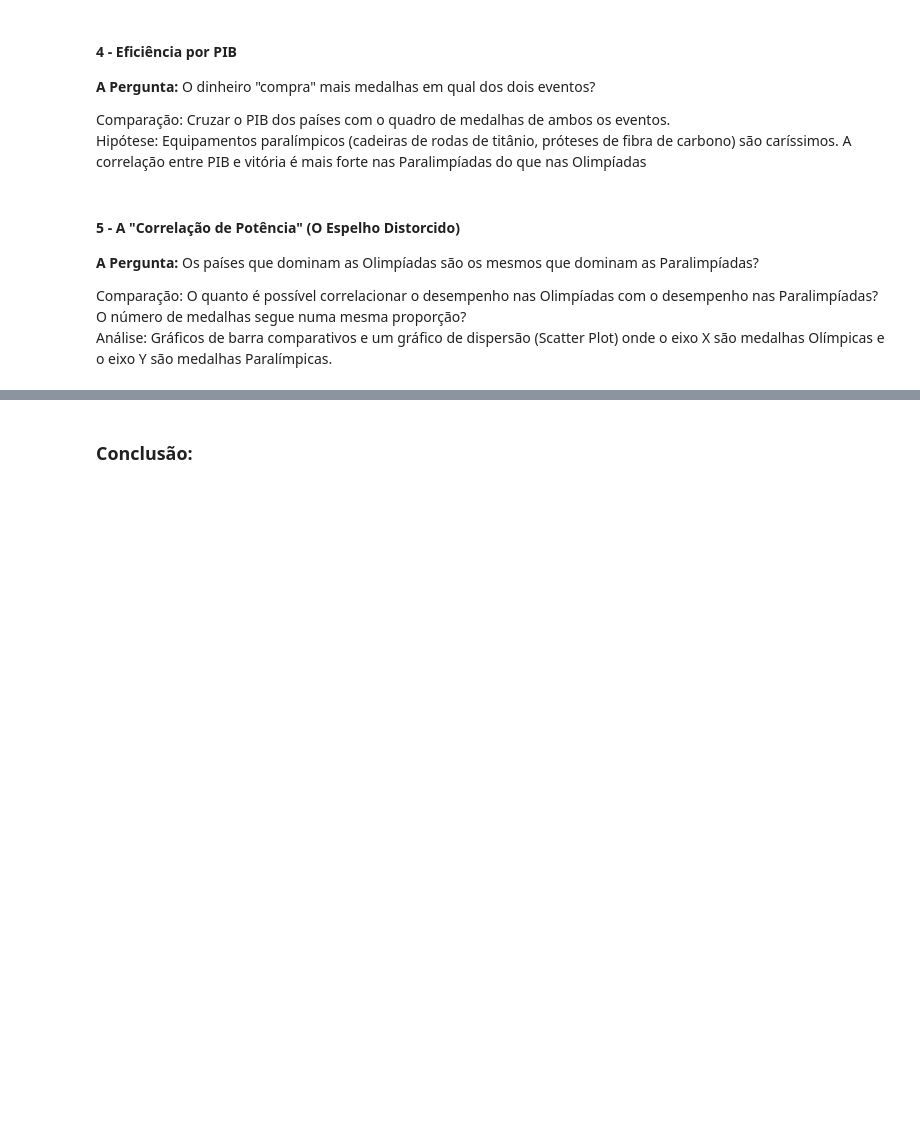
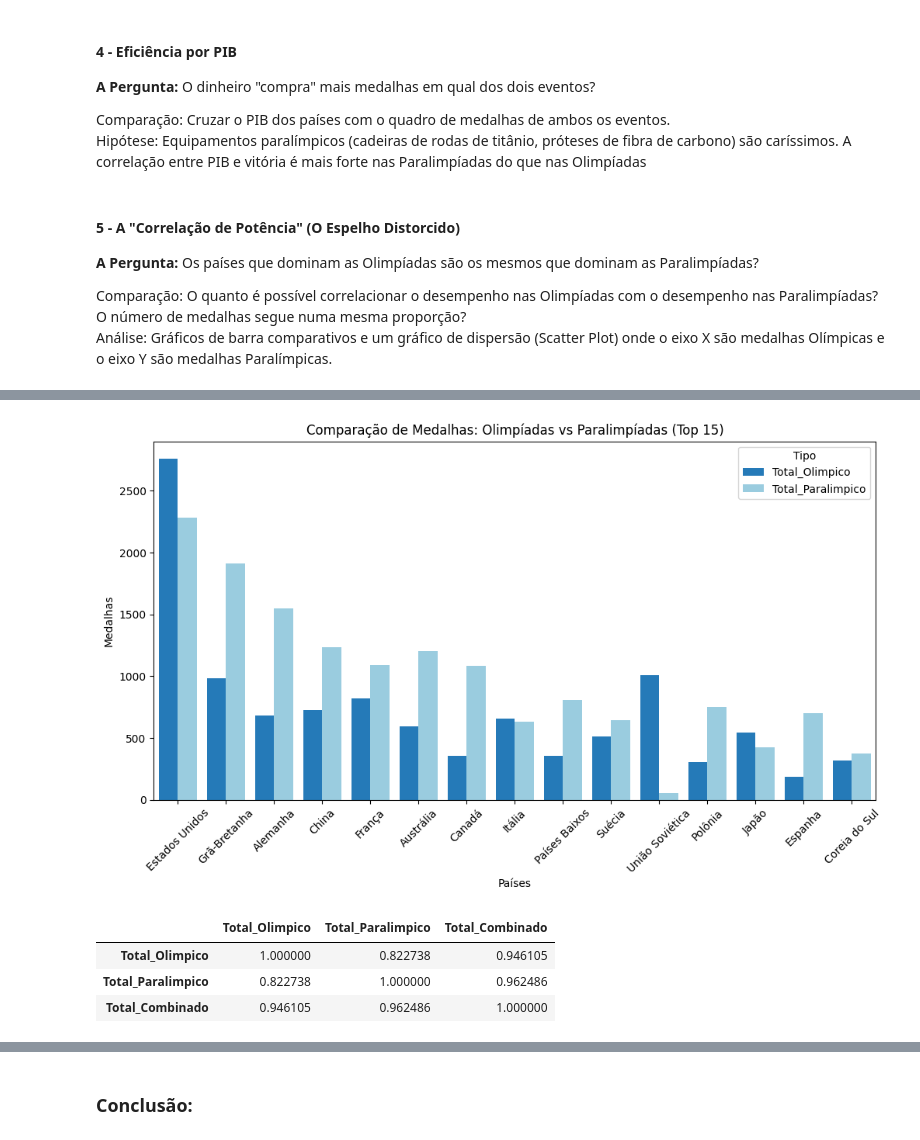
Before and after one commit to ClaraCaldas/Projeto-ICD, a Jupyter notebook: RELATORIO.ipynb, the cells around one changed output, grey strips where cells are left out. Drawn from its saved outputs; the diff is of its cells as text; code cells hidden in the pictures; blank space fills up the shorter version.

```diff
--- a/RELATORIO.ipynb
+++ b/RELATORIO.ipynb
@@ -237,0 +315,23 @@ Análise: Gráficos de barra comparativos e um gráfico de dispersão (Scatter P
+# %%
+def compara_potencias():
+    df_top = df_olim_e_para.nlargest(15, "Total_Combinado")
+    df_plot = df_top.melt(id_vars='País', value_vars=['Total_Olimpico', 'Total_Paralimpico'], var_name='Tipo', value_name='Medalhas')
+
+    plt.figure(figsize=(12, 6))
+    sns.barplot(data=df_plot, x='País', y='Medalhas', hue='Tipo',  palette=["#0c7ed0", "#8ED1EB"])
+    plt.xlabel("Países")
+    plt.ylabel("Medalhas")
+    plt.xticks(rotation=45)
+    plt.title('Comparação de Medalhas: Olimpíadas vs Paralimpíadas (Top 15)')
+    plt.show()
+
+compara_potencias()
+# %% [output]
+[figure, added]
+# %%
+df_olim_e_para[["Total_Olimpico", "Total_Paralimpico", "Total_Combinado"]].corr() # É uma correlação positiva e bem forte
+# %% [output]
+|  | Total_Olimpico | Total_Paralimpico | Total_Combinado |
+| Total_Olimpico | 1.000000 | 0.822738 | 0.946105 |
+| Total_Paralimpico | 0.822738 | 1.000000 | 0.962486 |
+| Total_Combinado | 0.946105 | 0.962486 | 1.000000 |
```
Also changed, not shown: parts of 9 cells of this notebook.
